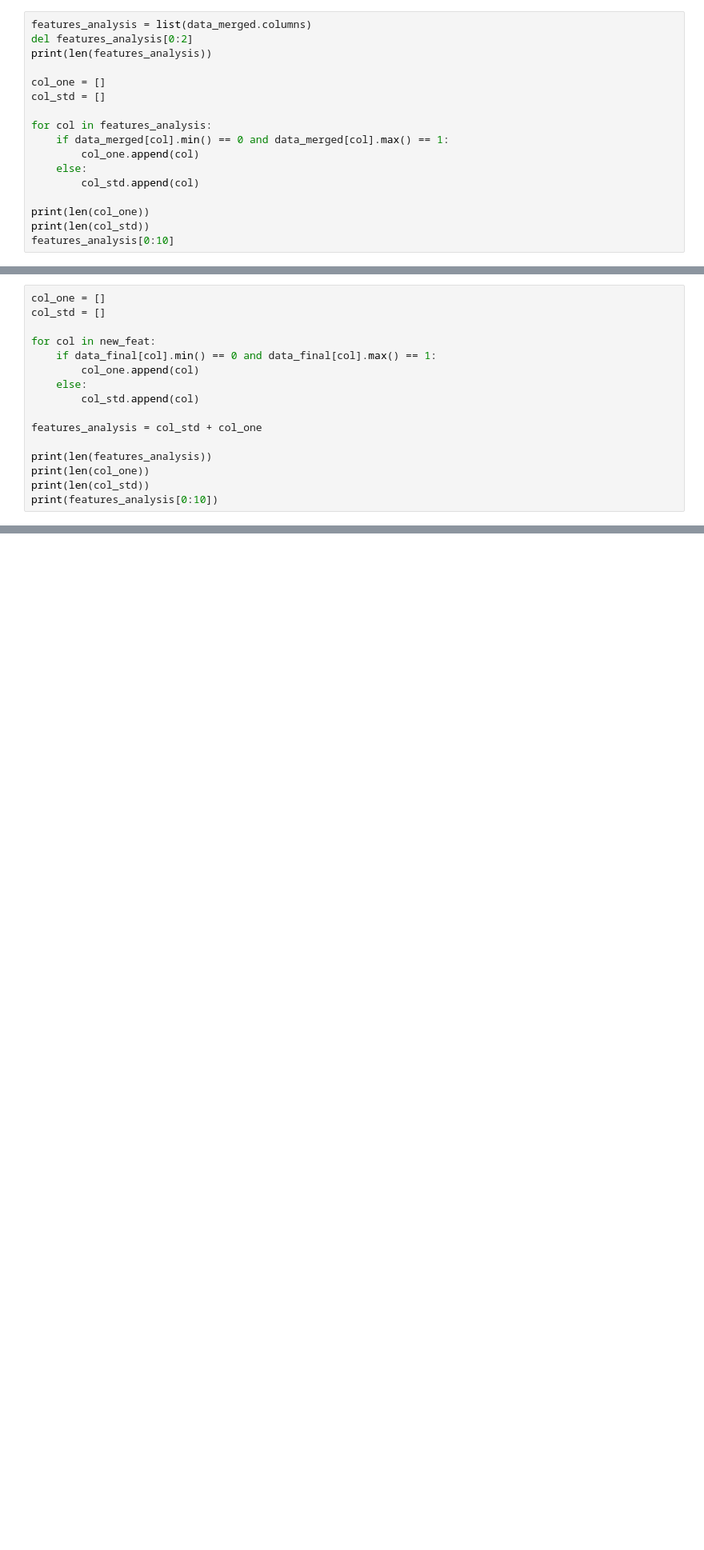
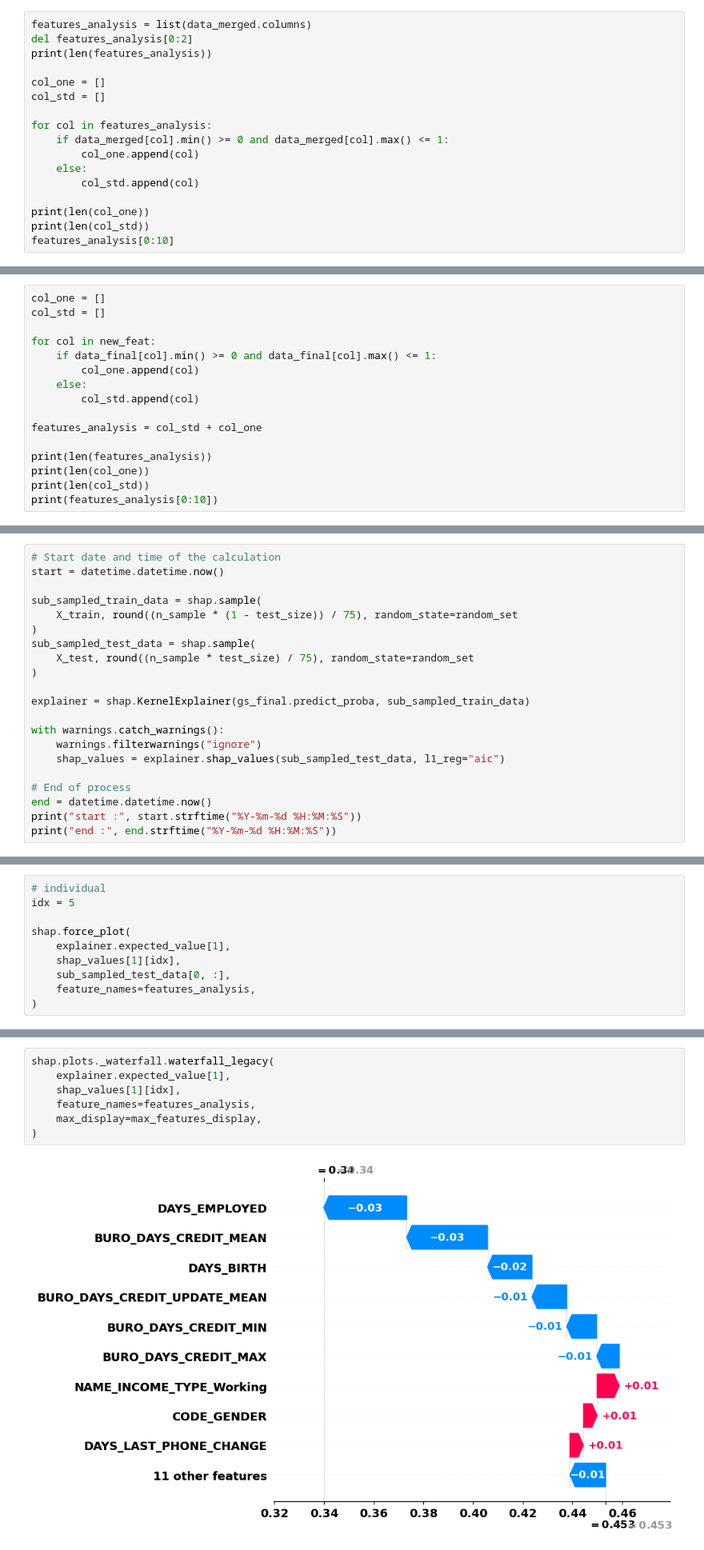
Before and after one commit to brunolo85/OC-DS-P7, a Jupyter notebook: P7_Notebook_112022.ipynb, the cells around one changed output, grey strips where cells are left out. Shown at 80% size. Drawn from its saved outputs; the diff is of its cells as text; blank space fills up the shorter version.

```diff
--- a/P7_Notebook_112022.ipynb
+++ b/P7_Notebook_112022.ipynb
@@ -760,7 +751,7 @@ col_one = []
 col_std = []
 
 for col in features_analysis:
-    if data_merged[col].min() == 0 and data_merged[col].max() == 1:
+    if data_merged[col].min() >= 0 and data_merged[col].max() <= 1:
         col_one.append(col)
     else:
         col_std.append(col)
@@ -1003,7 +966,7 @@ col_one = []
 col_std = []
 
 for col in new_feat:
-    if data_final[col].min() == 0 and data_final[col].max() == 1:
+    if data_final[col].min() >= 0 and data_final[col].max() <= 1:
         col_one.append(col)
     else:
         col_std.append(col)
@@ -1163,0 +1307,21 @@ for i in r.importances_mean.argsort()[::-1][:10]:
+# %%
+# Start date and time of the calculation
+start = datetime.datetime.now()
+
+sub_sampled_train_data = shap.sample(
+    X_train, round((n_sample * (1 - test_size)) / 75), random_state=random_set
+)
+sub_sampled_test_data = shap.sample(
+    X_test, round((n_sample * test_size) / 75), random_state=random_set
+)
+
+explainer = shap.KernelExplainer(gs_final.predict_proba, sub_sampled_train_data)
+
+with warnings.catch_warnings():
+    warnings.filterwarnings("ignore")
+    shap_values = explainer.shap_values(sub_sampled_test_data, l1_reg="aic")
+
+# End of process
+end = datetime.datetime.now()
+print("start :", start.strftime("%Y-%m-%d %H:%M:%S"))
+print("end :", end.strftime("%Y-%m-%d %H:%M:%S"))
@@ -1163,0 +1350,10 @@ for i in r.importances_mean.argsort()[::-1][:10]:
+# %%
+# individual
+idx = 5
+
+shap.force_plot(
+    explainer.expected_value[1],
+    shap_values[1][idx],
+    sub_sampled_test_data[0, :],
+    feature_names=features_analysis,
+)
@@ -1163,0 +1363,9 @@ for i in r.importances_mean.argsort()[::-1][:10]:
+# %%
+shap.plots._waterfall.waterfall_legacy(
+    explainer.expected_value[1],
+    shap_values[1][idx],
+    feature_names=features_analysis,
+    max_display=max_features_display,
+)
+# %% [output]
+[figure, added]
```
Also changed, not shown: parts of 60 cells of this notebook, 1 other file.
